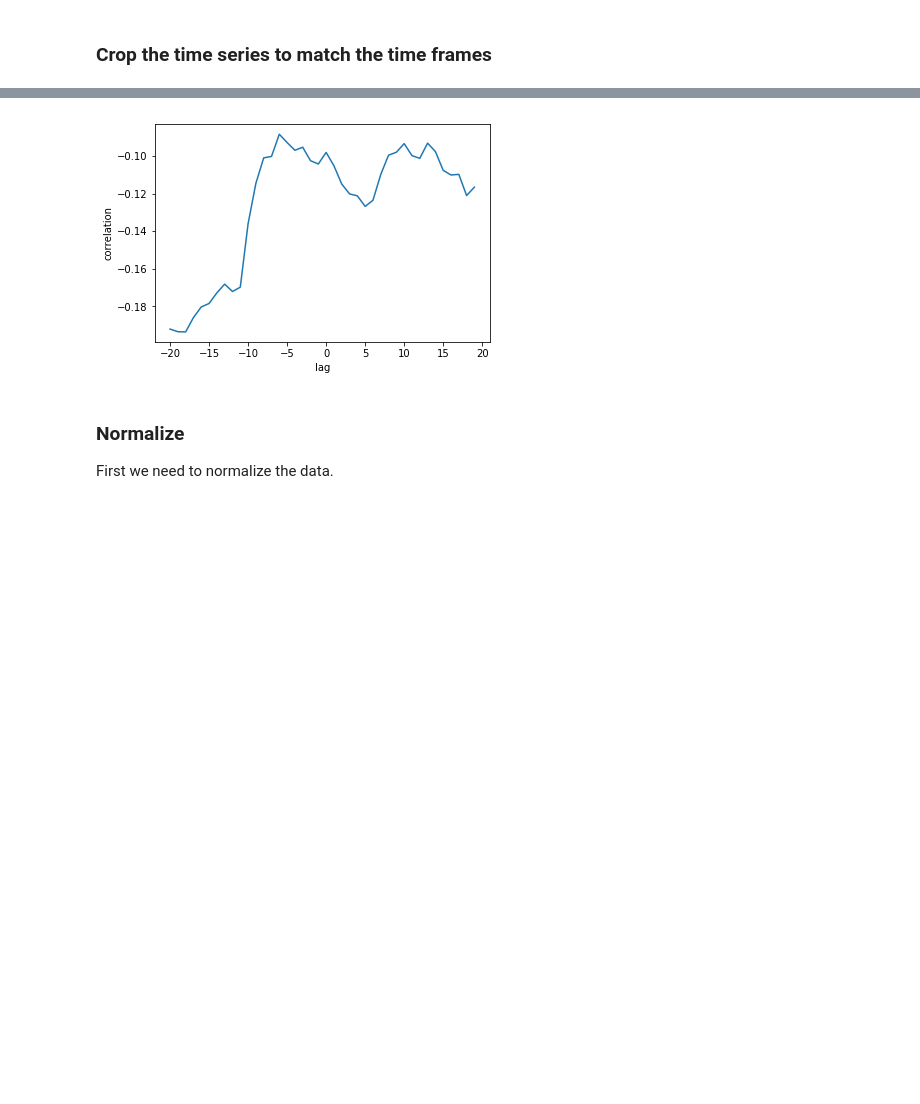
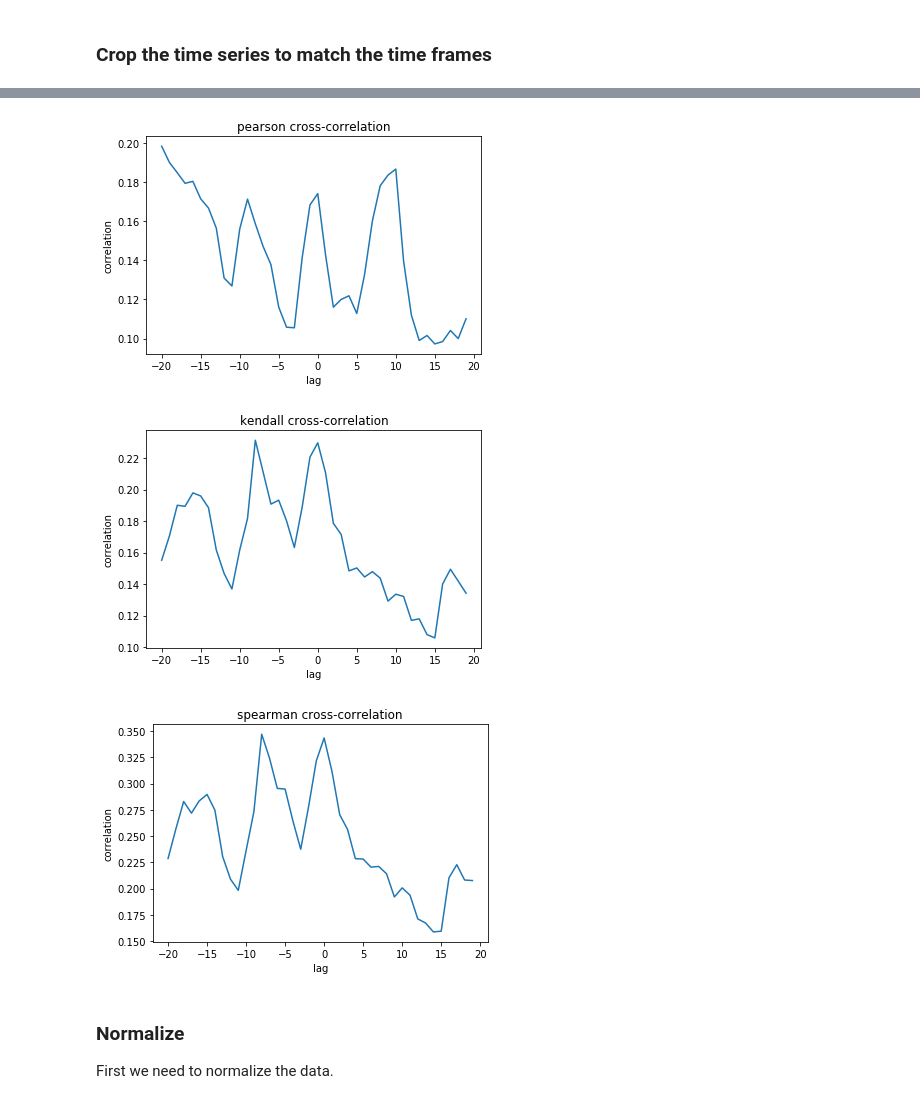
Before and after one commit to Drabble/TwitterSentimentAndCryptocurrencies, a Jupyter notebook: 04_TwitterSentimentAndCryptocurrencies.ipynb, the cells around one changed output, grey strips where cells are left out. Drawn from its saved outputs; the diff is of its cells as text; code cells hidden in the pictures; blank space fills up the shorter version.

```diff
--- a/04_TwitterSentimentAndCryptocurrencies.ipynb
+++ b/04_TwitterSentimentAndCryptocurrencies.ipynb
@@ -152,7 +152,7 @@ https://stackoverflow.com/questions/6467832/how-to-get-the-correlation-between-t
 # %%
 # Define the cross-correlation function
 
-def crosscorr(datax, datay, lag=0):
+def crosscorr(datax, datay, lag=0, method="pearson"):
     """ Lag-N cross correlation.
     Parameters
     —------—
@@ -163,7 +163,7 @@ def crosscorr(datax, datay, lag=0):
     —------—
     crosscorr : float
     """
-    return datax.corr(datay.shift(lag), method="pearson")
+    return datax.corr(datay.shift(lag), method=method)
 # %% [markdown]
 ### Crop the time series to match the time frames
 # %%
@@ -174,13 +187,30 @@ crypto_usd_grouped = crypto_usd_grouped[beggining:end]
 # %%
 #tweets_grouped.T.corr(crypto_usd_grouped, method='pearson')
 #tweets_grouped.T.autocorr(crypto_usd_grouped, lag=20)
-xcov = [crosscorr(tweets_grouped, crypto_usd_grouped, lag=i) for i in range(-20,20)]
+xcov = [crosscorr(tweets_grouped, crypto_usd_grouped, lag=i, method="pearson") for i in range(-20,20)]
 plt.plot(range(-20,20), xcov)
+plt.title("pearson cross-correlation")
 plt.xlabel("lag")
 plt.ylabel("correlation")
 plt.show()
+
+xcov = [crosscorr(tweets_grouped, crypto_usd_grouped, lag=i, method="kendall") for i in range(-20,20)]
+plt.plot(range(-20,20), xcov)
+plt.title("kendall cross-correlation")
+plt.xlabel("lag")
+plt.ylabel("correlation")
+plt.show()
+
+xcov = [crosscorr(tweets_grouped, crypto_usd_grouped, lag=i, method="spearman") for i in range(-20,20)]
+plt.plot(range(-20,20), xcov)
+plt.title("spearman cross-correlation")
+plt.xlabel("lag")
+plt.ylabel("correlation")
+plt.show()
 # %% [output]
-[figure, old version]
+[figure, new version]
+[figure, added]
+[figure, added]
 # %% [markdown]
 ### Normalize
 First we need to normalize the data.
```
Also changed, not shown: parts of 11 cells of this notebook, 15 other files.
